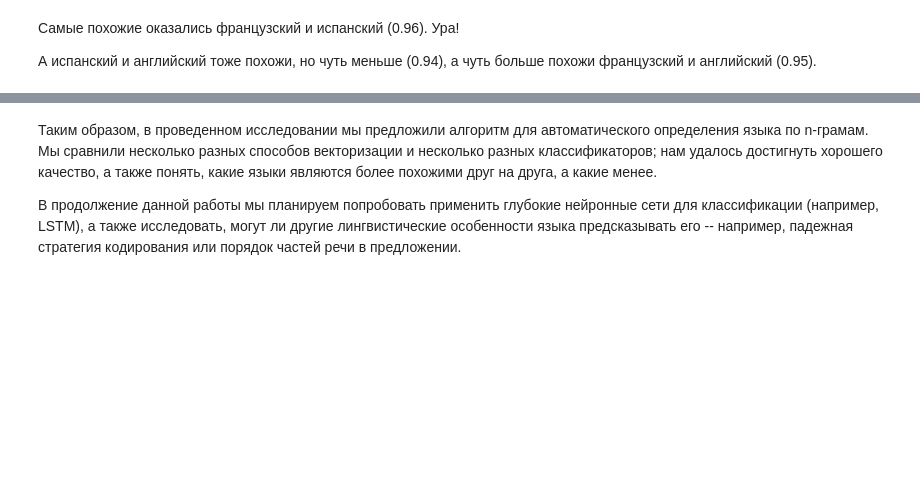
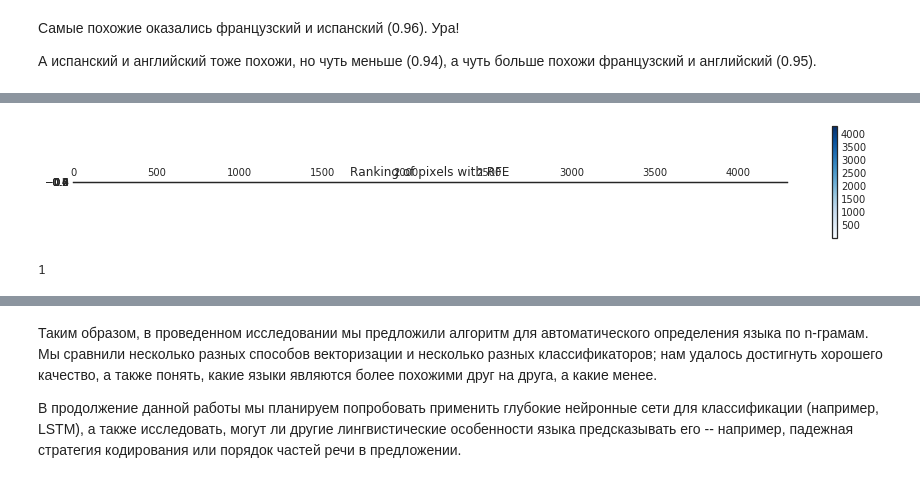
Before and after one commit to lilaspourpre/compling, a Jupyter notebook: langdetect_a_hw/hw1.ipynb, the cells around one changed output, grey strips where cells are left out. Drawn from its saved outputs; the diff is of its cells as text; code cells hidden in the pictures; blank space fills up the shorter version.

```diff
--- a/langdetect_a_hw/hw1.ipynb
+++ b/langdetect_a_hw/hw1.ipynb
@@ -222,14 +221,20 @@ Micro F1-score=0.99, Precision=0.99, Recall=0.99
 # %%
 from sklearn.feature_selection import RFE
 
 X = countvect_char_wb[1][1].fit_transform(data.text.values)
 
 svc = svm.LinearSVC(C=1, class_weight=None, dual=True, fit_intercept=True, intercept_scaling=1, loss='squared_hinge', max_iter=1000, multi_class='ovr', penalty='l2', random_state=None, tol=0.0001, verbose=0)
 rfe = RFE(estimator=svc, n_features_to_select=1, step=1)
 rfe.fit(X, Y)
-ranking = rfe.ranking_.reshape(digits.images[0].shape)
+ranking = rfe.ranking_.reshape(X[0].shape)
 
 plt.matshow(ranking, cmap=plt.cm.Blues)
 plt.colorbar()
 plt.title('Ranking of pixels with RFE')
 plt.show()
+# %% [output]
+[figure, added]
+# %%
+rfe.n_features_to_select
+# %% [output]
+1
```
Also changed, not shown: parts of 8 cells of this notebook.
